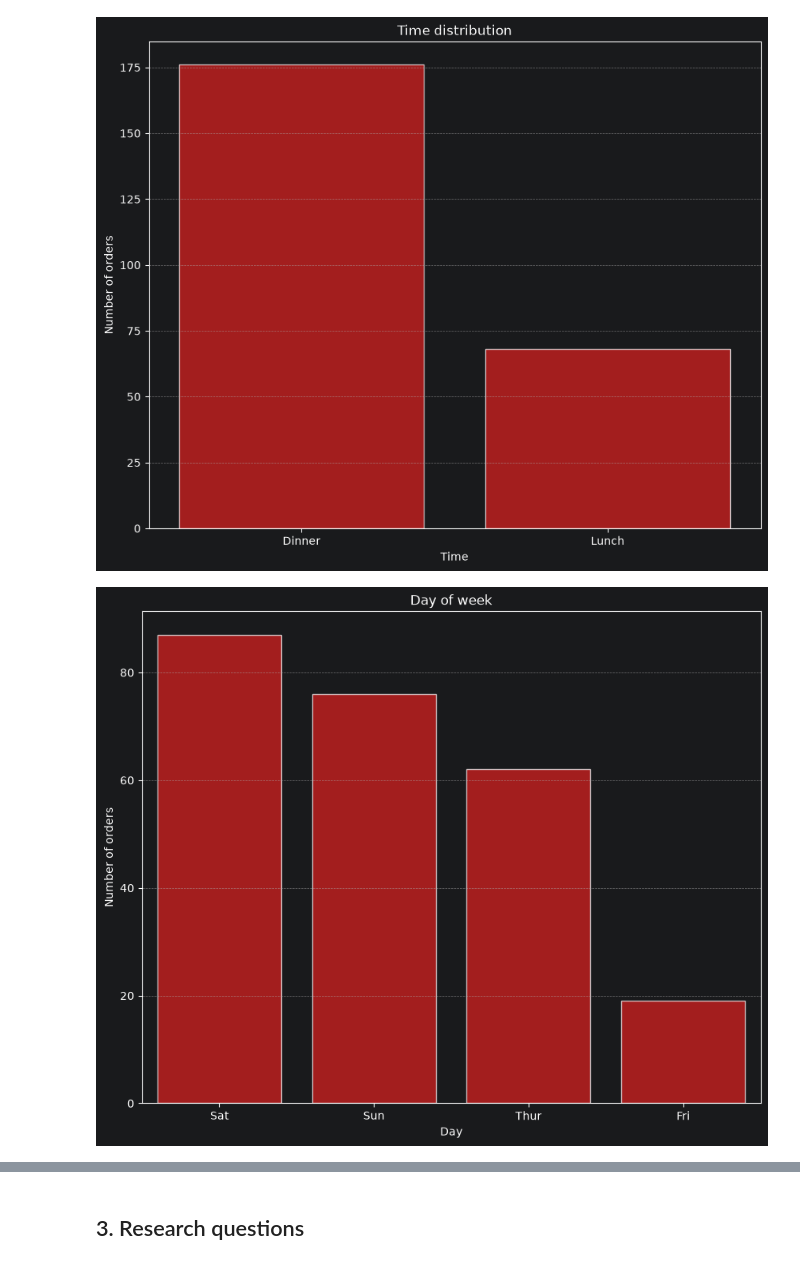
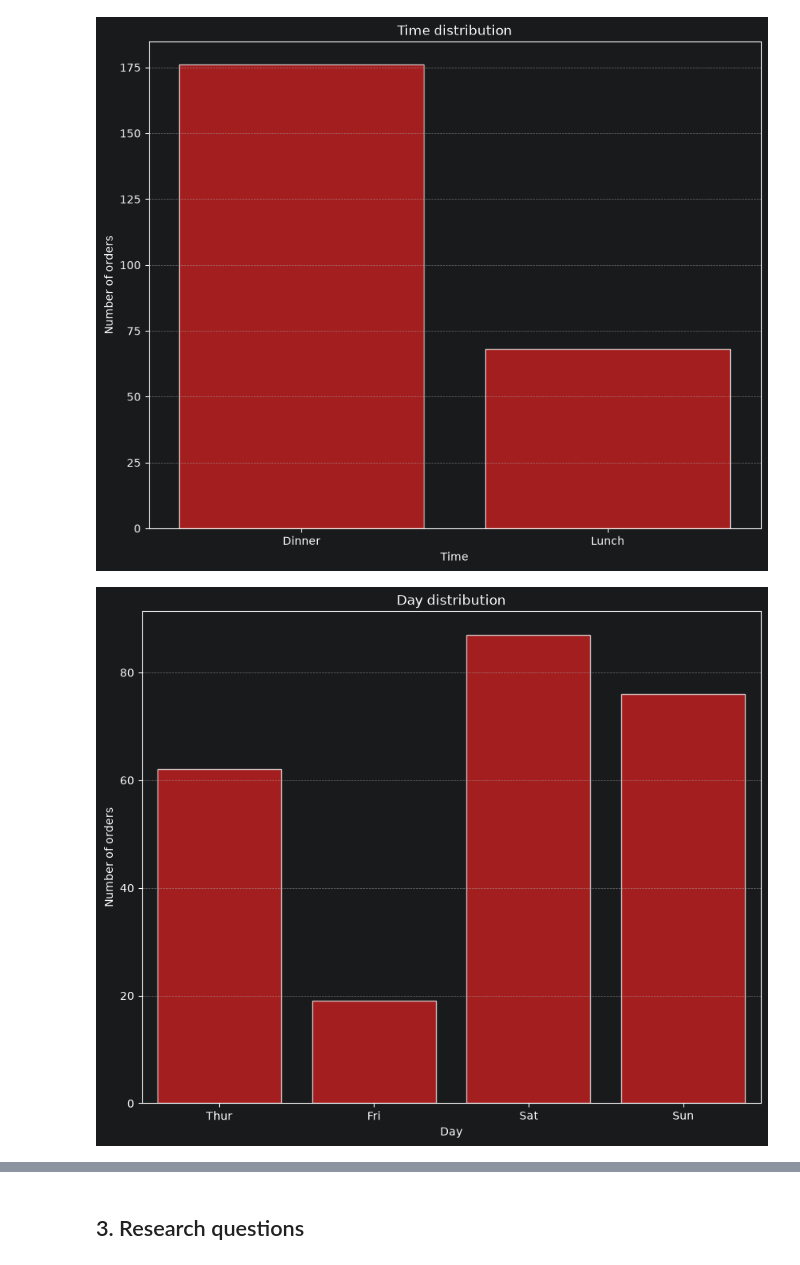
Before and after one commit to Paskoi/seaborn_eda_with_visualizations, a Jupyter notebook: datasets/tips/tips.ipynb, the cells around one changed output, grey strips where cells are left out. Cells and saved outputs as stored; diff of their text form; code cells hidden in the pictures.

```diff
--- a/datasets/tips/tips.ipynb
+++ b/datasets/tips/tips.ipynb
@@ -136,19 +136,19 @@ plt.show()
 # %%
 plt.figure(figsize=(10,8))
 
 sns.countplot(
     data=df_tips,
     x="day",
-    order=df_tips["day"].value_counts().index,
+    order=df_tips["day"].cat.categories,
     edgecolor = "white",
     color = "red",
     alpha = 0.7
 )
 
 plt.grid(axis="y", linestyle = "--", alpha = 0.6)
-plt.title("Day of week")
+plt.title("Day distribution")
 plt.xlabel("Day")
 plt.ylabel("Number of orders")
 plt.show()
 # %% [output]
-[figure, old version]
+[figure, new version]
```
Also changed, not shown: parts of 17 cells of this notebook.
